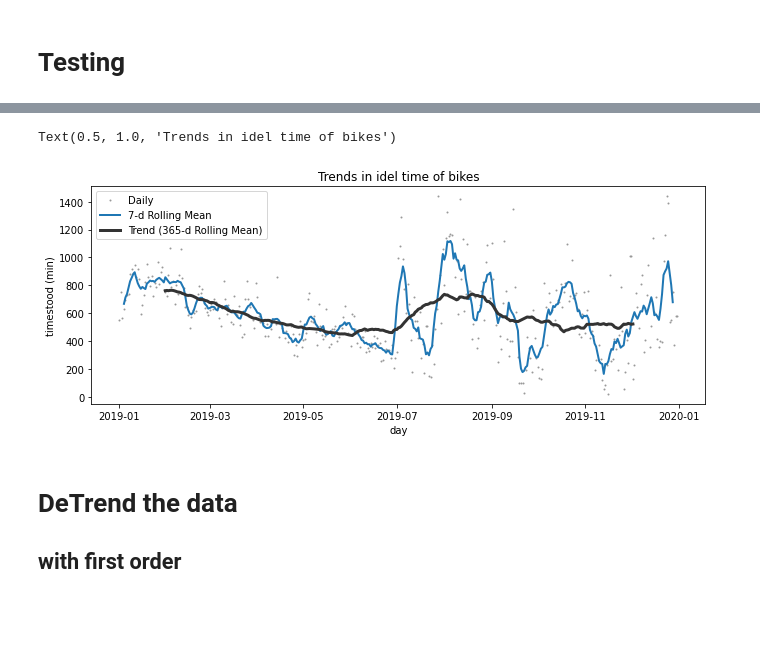
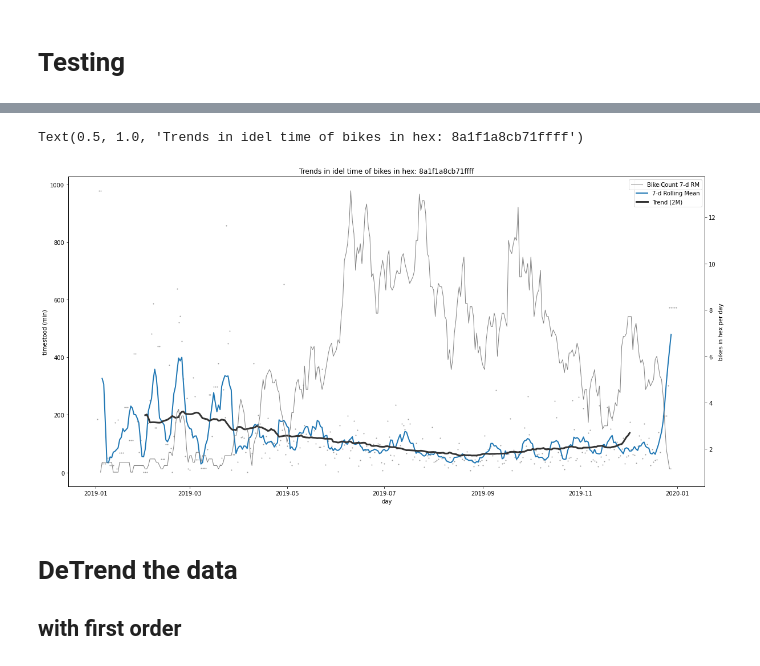
Before and after one commit to jw54kysa/bachelor_thesis_idle_time_prediction_nextbike, a Jupyter notebook: scripts/start_time_series.ipynb, the cells around one changed output, grey strips where cells are left out. Saved outputs shown, nothing was run; the diff lists cells and outputs as text; code cells hidden in the pictures; blank space fills up the shorter version.

```diff
--- a/scripts/start_time_series.ipynb
+++ b/scripts/start_time_series.ipynb
@@ -22,17 +22,19 @@ def create_tsdata():
 # %%
 def add_rows_to_days(tsdata,onedfhexid):
     # iteriere über alle Tage
-    for date in tsdata.index:
+    for date in tqdm(tsdata.index):
         list = []
         # Adde alle Rows in die List wenn Tag = Tag
         for ind in onedfhexid.index:
             if date.date() == onedfhexid['time_start'][ind].date():
                 list.append(onedfhexid['timestood'][ind])
-        #print(list)
+        print(len(list))
         # Setze Mittelwert für Tage
         if len(list) == 0:
+            tsdata['bike_count'][date] = 1
             continue
         else:
+            tsdata['bike_count'][date] = len(list)
             tsdata['idle_time'][date] = statistics.mean(list)
     return tsdata
 # %%
@@ -75,7 +85,10 @@ import matplotlib.pyplot as plt
 
 
 year = 2019
-hex_id = '8a1f1a8d9d97fff'
+#hex_id = '8a1f1a8d9d97fff'
+#hex_id = '8a1f1a8cb4cffff'
+#hex_id = '8a1f1a8cb4dffff'
+hex_id = '8a1f1a8cb71ffff'
 
 df = importdata()
 
@@ -125,5 +261,5 @@ plot(tsdata)
 # %%
-data_columns = ['idle_time']
+data_columns = ['idle_time','bike_count']
 data_7d_rol = tsdata[data_columns].rolling(window = 7, center = True).mean()
 plot(data_7d_rol)
 # %% [output]
@@ -130,0 +295,4 @@ plot(data_7d_rol)
+# %%
+data_columns = ['idle_time','bike_count']
+all_data_7d_rol = alltsdata[data_columns].rolling(window = 7, center = True).mean()
+plot(all_data_7d_rol)
@@ -156,20 +326,26 @@ data_2m_rol
 # %%
-fig, ax = plt.subplots(figsize = (11,4))
+fig, ax = plt.subplots(figsize = (20,10))
 # plotting daily data
 ax.plot(tsdata['idle_time'], marker='.', markersize=2, color='0.6',linestyle='None', label='Daily')
 # plotting 7-day rolling data
 ax.plot(data_7d_rol['idle_time'], linewidth=2, label='7-d Rolling Mean')
 # plotting annual rolling data
-ax.plot(data_2m_rol['idle_time'], color='0.2', linewidth=3, label='Trend (365-d Rolling Mean)')
+ax.plot(data_2m_rol['idle_time'], color='0.2', linewidth=3, label='Trend (2M)')
+
+ax2 = ax.twinx()
+ax2.plot(data_7d_rol['bike_count'],linewidth=1, color='0.5',label='Bike Count 7-d RM')
+ax2.set_xlabel('day')
+ax2.set_ylabel('bikes in hex per day')
 # Beautification of plot
 #ax.xaxis.set_major_locator(mdates.YearLocator())
 ax.legend()
+ax2.legend()
 ax.set_xlabel('day')
 ax.set_ylabel('timestood (min)')
-ax.set_title('Trends in idel time of bikes')
+ax.set_title(f'Trends in idel time of bikes in hex: {hex_id}')
 # %% [output]
-Text(0.5, 1.0, 'Trends in idel time of bikes')
+Text(0.5, 1.0, 'Trends in idel time of bikes in hex: 8a1f1a8cb71ffff')
-[figure, old version]
+[figure, new version]
 # %% [markdown]
 # DeTrend the data
 ## with first order
```
Also changed, not shown: parts of 14 cells of this notebook.
